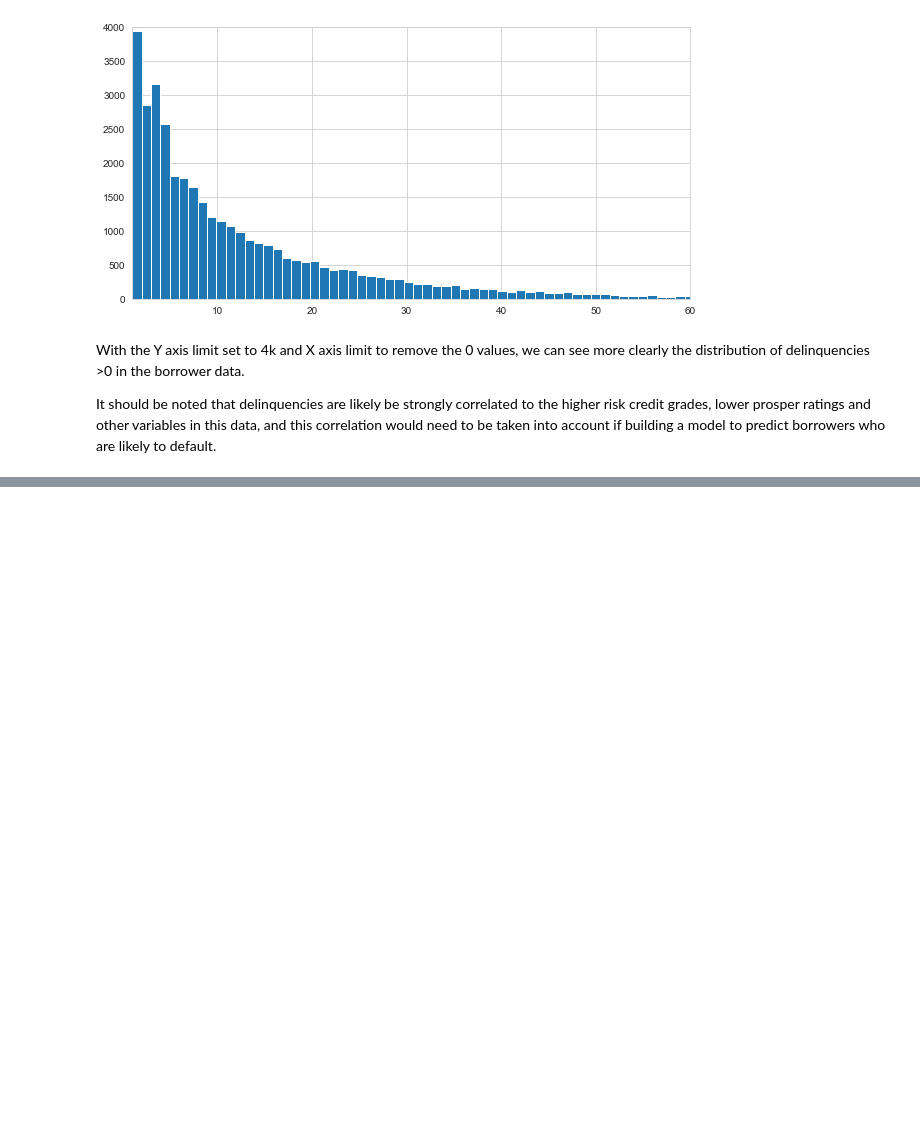
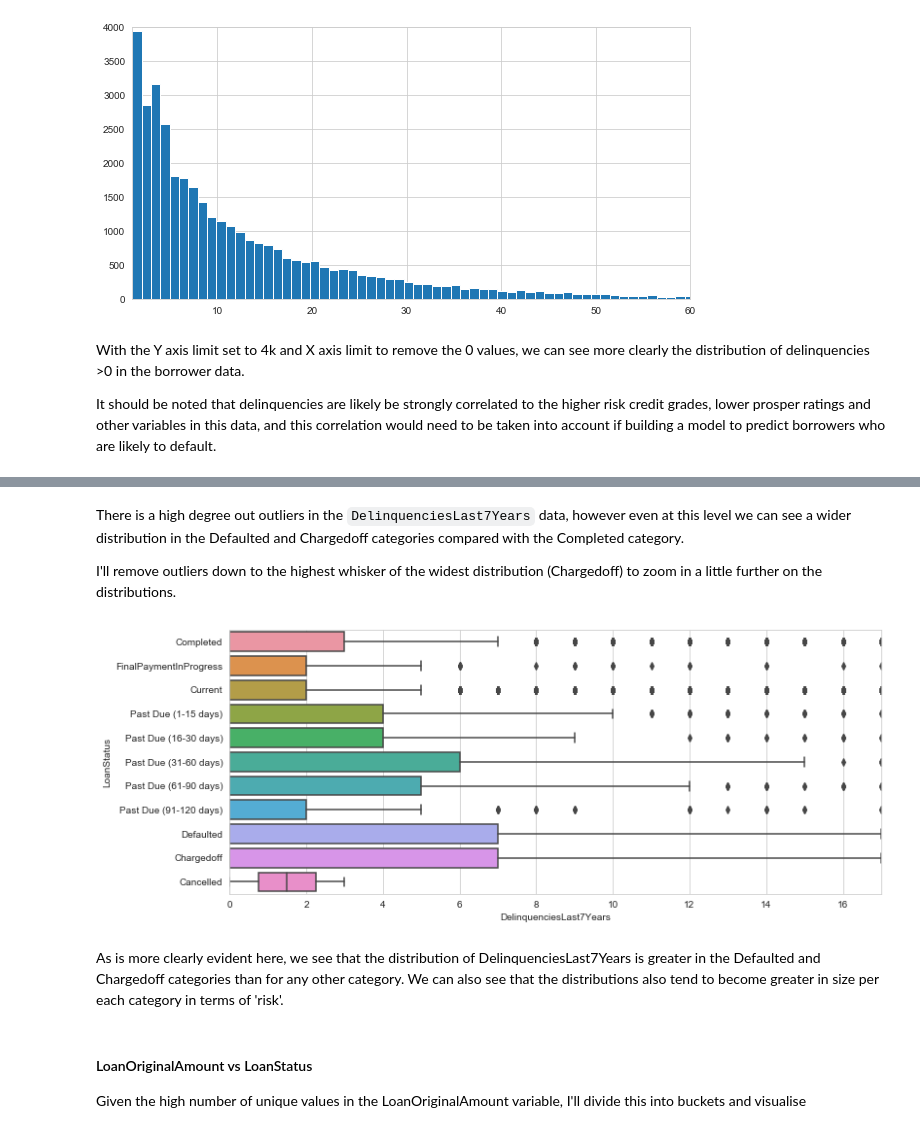
Before and after one commit to Tavnuh/Udacity-Communicate-Data-Findings, a Jupyter notebook: Communicate Data Findings - Prosper Loan Data.ipynb, the cells around one changed output, grey strips where cells are left out. Cells and saved outputs as stored; diff of their text form; code cells hidden in the pictures; blank space fills up the shorter version.

```diff
--- a/Communicate Data Findings - Prosper Loan Data.ipynb
+++ b/Communicate Data Findings - Prosper Loan Data.ipynb
@@ -347,0 +364,16 @@ It should be noted that delinquencies are likely be strongly correlated to the h
+# %% [markdown]
+There is a high degree out outliers in the `DelinquenciesLast7Years` data, however even at this level we can see a wider distribution in the Defaulted and Chargedoff categories compared with the Completed category.
+
+I'll remove outliers down to the highest whisker of the widest distribution (Chargedoff) to zoom in a little further on the distributions.
+# %%
+plt.figure(figsize=(12,5))
+sns.boxplot(data = df_nonulls, x = 'DelinquenciesLast7Years', y = 'LoanStatus')
+plt.xlim(0,17);
+# %% [output]
+[figure, added]
+# %% [markdown]
+As is more clearly evident here, we see that the distribution of DelinquenciesLast7Years is greater in the Defaulted and Chargedoff categories than for any other category. We can also see that the distributions also tend to become greater in size per each category in terms of 'risk'.
+# %% [markdown]
+#### LoanOriginalAmount vs LoanStatus
+
+Given the high number of unique values in the LoanOriginalAmount variable, I'll divide this into buckets and visualise
```
Also changed, not shown: parts of 18 cells of this notebook.
